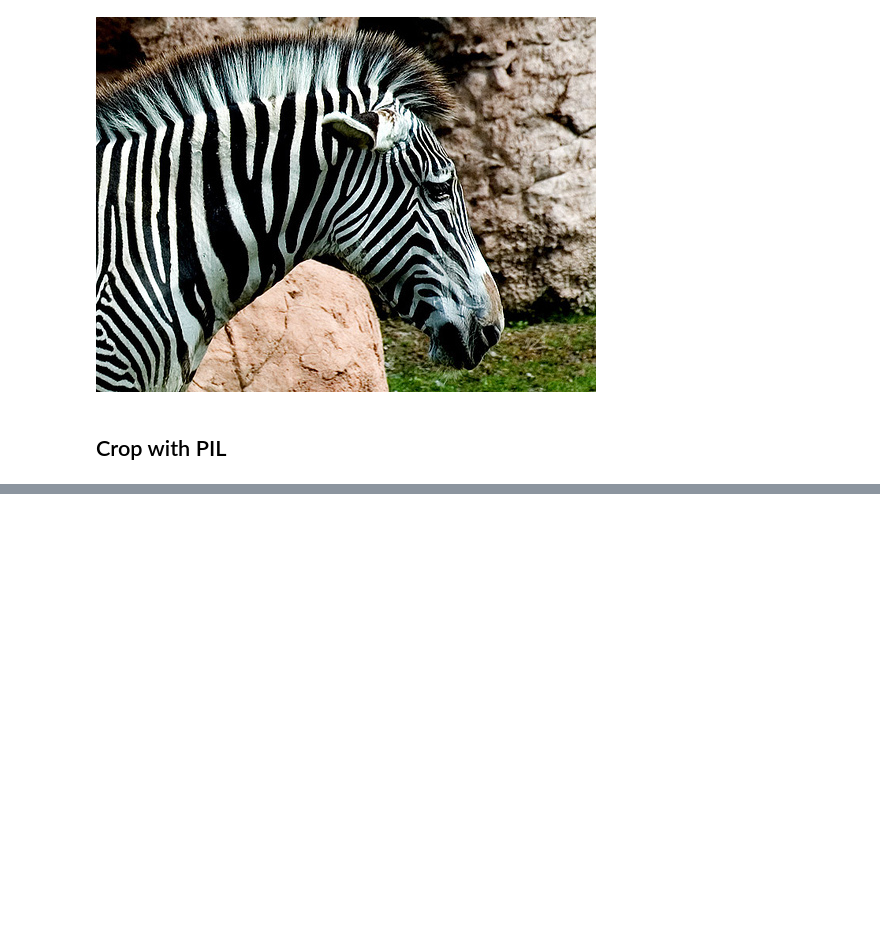
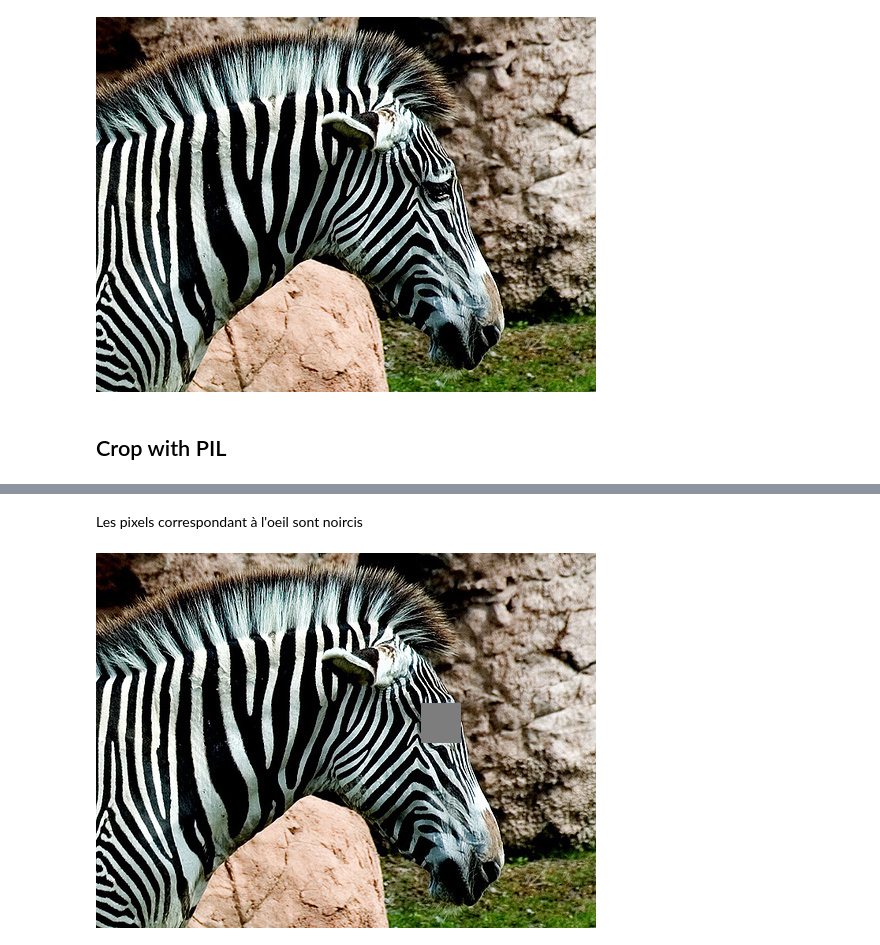
Before and after one commit to nicolasguillard/cnam-rcp209, a Jupyter notebook: experiments/image_handling.ipynb, the cells around one changed output, grey strips where cells are left out. Cells and saved outputs as stored; diff of their text form; code cells hidden in the pictures; blank space fills up the shorter version.

```diff
--- a/experiments/image_handling.ipynb
+++ b/experiments/image_handling.ipynb
@@ -62,0 +94,9 @@ im1
+# %% [markdown]
+Les pixels correspondant à l'oeil sont noircis
+# %%
+img2_t = img1_t.clone()
+img2_t[:, top:bottom, left:right] = 125
+img1 = T.functional.to_pil_image(img2_t)
+display(img1)
+# %% [output]
+[figure, added]
```
Also changed, not shown: parts of 14 cells of this notebook, 46 other files.
